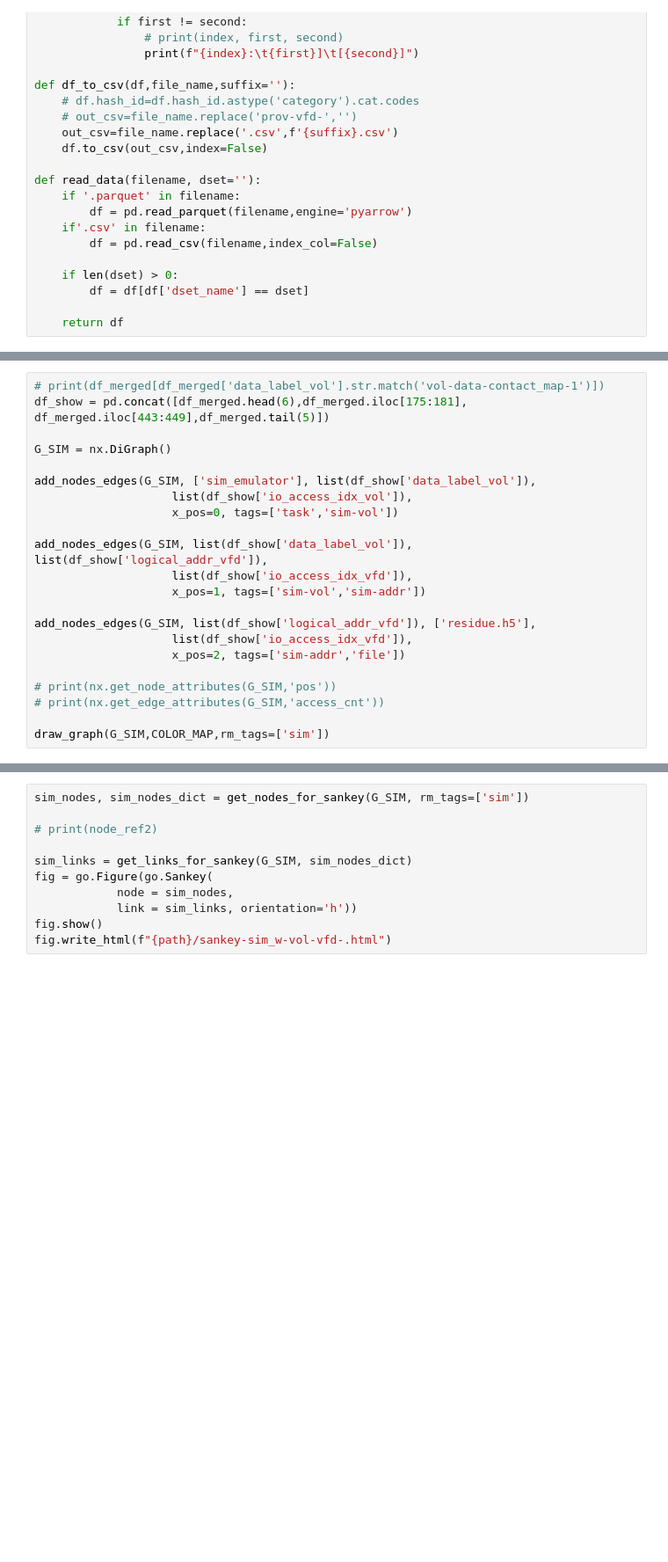
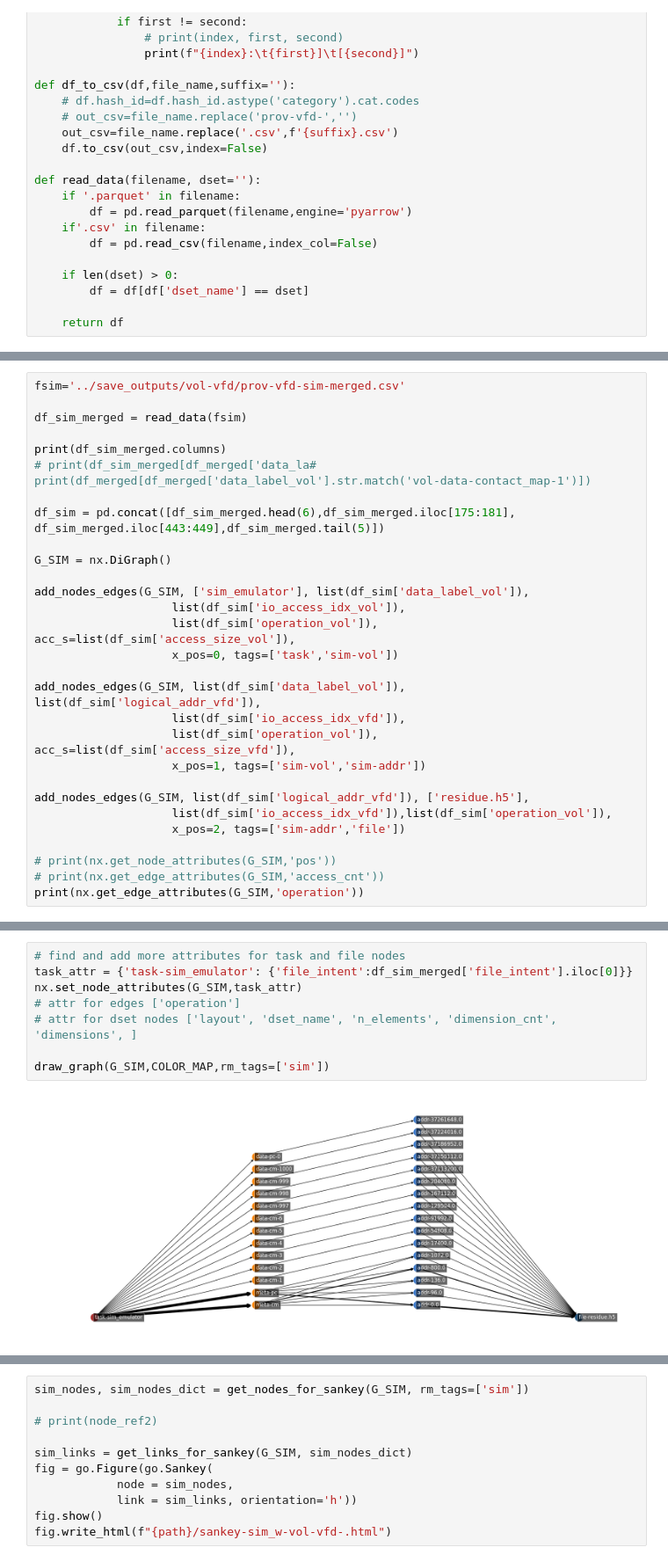
Before and after one commit to candiceT233/local-co-scheduling, a Jupyter notebook: analysis_scripts/VOLVFD_Graph_SimAgg.ipynb, the cells around one changed output, grey strips where cells are left out. Shown at 88% size. Drawn from its saved outputs; the diff is of its cells as text; blank space fills up the shorter version.

Commit message:
fixed meta acc_cnt, added more networkx node attributes

```diff
--- a/analysis_scripts/VOLVFD_Graph_SimAgg.ipynb
+++ b/analysis_scripts/VOLVFD_Graph_SimAgg.ipynb
@@ -237,23 +196,30 @@ Index(['data_label_vol', 'io_access_idx_vol', 'dset_name', 'access_size_vol',
 # %%
-# print(df_merged[df_merged['data_label_vol'].str.match('vol-data-contact_map-1')])
-df_show = pd.concat([df_merged.head(6),df_merged.iloc[175:181], df_merged.iloc[443:449],df_merged.tail(5)])
+fsim='../save_outputs/vol-vfd/prov-vfd-sim-merged.csv'
+
+df_sim_merged = read_data(fsim)
+
+print(df_sim_merged.columns)
+# print(df_sim_merged[df_merged['data_la# print(df_merged[df_merged['data_label_vol'].str.match('vol-data-contact_map-1')])
+
+df_sim = pd.concat([df_sim_merged.head(6),df_sim_merged.iloc[175:181], df_sim_merged.iloc[443:449],df_sim_merged.tail(5)])
 
 G_SIM = nx.DiGraph()
 
-add_nodes_edges(G_SIM, ['sim_emulator'], list(df_show['data_label_vol']),
-                    list(df_show['io_access_idx_vol']),
+add_nodes_edges(G_SIM, ['sim_emulator'], list(df_sim['data_label_vol']),
+                    list(df_sim['io_access_idx_vol']),
+                    list(df_sim['operation_vol']), acc_s=list(df_sim['access_size_vol']),
                     x_pos=0, tags=['task','sim-vol'])
 
-add_nodes_edges(G_SIM, list(df_show['data_label_vol']), list(df_show['logical_addr_vfd']),
-                    list(df_show['io_access_idx_vfd']),
+add_nodes_edges(G_SIM, list(df_sim['data_label_vol']), list(df_sim['logical_addr_vfd']),
+                    list(df_sim['io_access_idx_vfd']),
+                    list(df_sim['operation_vol']), acc_s=list(df_sim['access_size_vfd']),
                     x_pos=1, tags=['sim-vol','sim-addr'])
 
-add_nodes_edges(G_SIM, list(df_show['logical_addr_vfd']), ['residue.h5'],
-                    list(df_show['io_access_idx_vfd']),
+add_nodes_edges(G_SIM, list(df_sim['logical_addr_vfd']), ['residue.h5'],
+                    list(df_sim['io_access_idx_vfd']),list(df_sim['operation_vol']),
                     x_pos=2, tags=['sim-addr','file'])
 
 # print(nx.get_node_attributes(G_SIM,'pos'))
 # print(nx.get_edge_attributes(G_SIM,'access_cnt'))
-
-draw_graph(G_SIM,COLOR_MAP,rm_tags=['sim'])
+print(nx.get_edge_attributes(G_SIM,'operation'))
 # %% [output]
@@ -319 +234,11 @@ Index(['data_label_vol', 'io_access_idx_vol', 'dset_name', 'access_size_vol',
+# %%
+# find and add more attributes for task and file nodes
+task_attr = {'task-sim_emulator': {'file_intent':df_sim_merged['file_intent'].iloc[0]}}
+nx.set_node_attributes(G_SIM,task_attr)
+# attr for edges ['operation']
+# attr for dset nodes ['layout', 'dset_name', 'n_elements', 'dimension_cnt', 'dimensions', ]
+
+draw_graph(G_SIM,COLOR_MAP,rm_tags=['sim'])
+# %% [output]
+[figure, added]
 # %%
```
Also changed, not shown: parts of 13 cells of this notebook, 8 other files.
